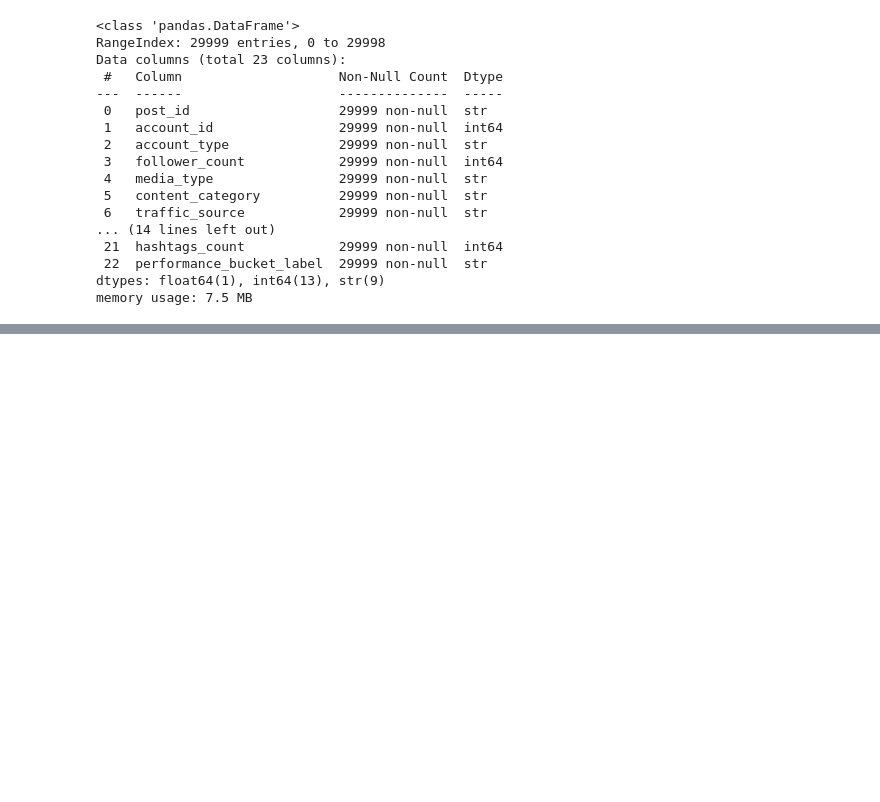
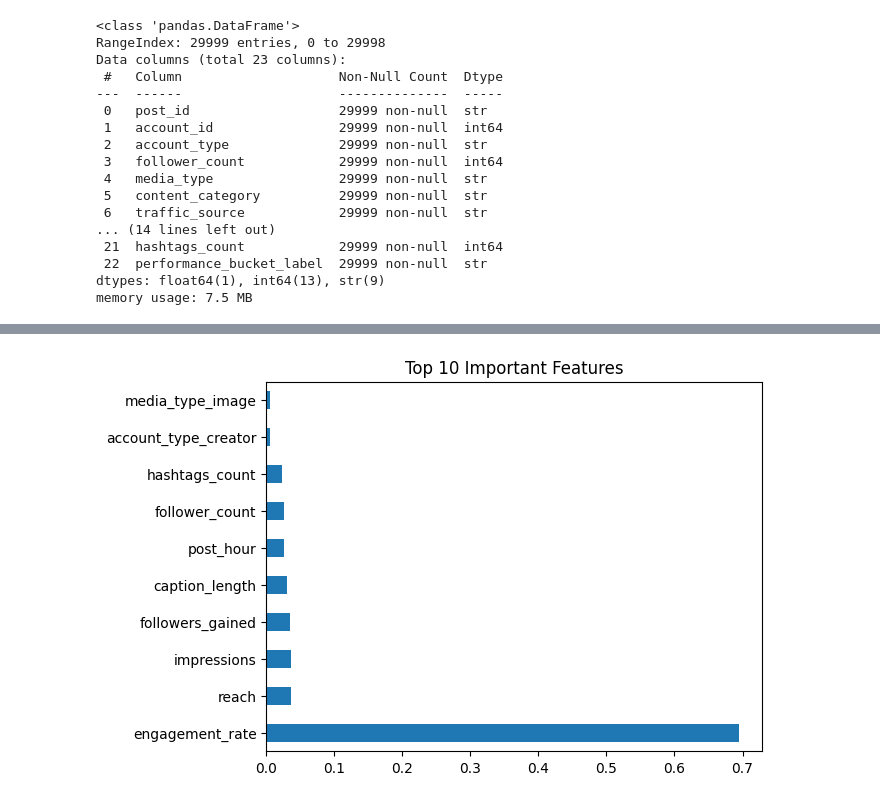
Before and after one commit to tuba67586-cpu/project_social_media_analysis, a Jupyter notebook: notebook/project.ipynb, the cells around one changed output, grey strips where cells are left out. Drawn from its saved outputs; the diff is of its cells as text; code cells hidden in the pictures; blank space fills up the shorter version.

```diff
--- a/notebook/project.ipynb
+++ b/notebook/project.ipynb
@@ -22,5 +22,3 @@ Data columns (total 23 columns):
  22  performance_bucket_label  29999 non-null  str
 dtypes: float64(1), int64(13), str(9)
 memory usage: 7.5 MB
-# %%
-df = df.drop(columns=['post_id'], errors='ignore')
@@ -140,18 +44,0 @@ xnum=x[num]
-# %%
-# Drop datetime
-df = df.drop(columns=['post_datetime', 'post_date'],errors='ignore')
-
-# Separate
-xnum = df.select_dtypes(include=['int64', 'float64', 'int32'])
-xcat = df.select_dtypes(include=['object'])
-
-# Scale numeric
-from sklearn.preprocessing import StandardScaler
-ss = StandardScaler()
-xnum_scaled = pd.DataFrame(ss.fit_transform(xnum), columns=xnum.columns)
-
-# Encode categorical
-xcat_encoded = pd.get_dummies(xcat, drop_first=True)
-
-# Combine
-final_df = pd.concat([xnum_scaled, xcat_encoded], axis=1)
@@ -255,0 +45,77 @@ weighted avg       0.84      0.84      0.84      6000
+# %%
+# ==============================
+# 1. Import Libraries
+# ==============================
+import pandas as pd
+from sklearn.model_selection import train_test_split
+from sklearn.ensemble import RandomForestClassifier
+from sklearn.metrics import accuracy_score, classification_report, confusion_matrix
+
+# ==============================
+# 2. Clean Column Names
+# ==============================
+df.columns = df.columns.str.strip()
+
+# ==============================
+# 3. Define Target
+# ==============================
+y = df['performance_bucket_label']
+
+# ==============================
+# 4. Drop Unnecessary Columns
+# ==============================
+X = df.drop(columns=[
+    'post_id',
+    'account_id',
+    'likes', 'comments', 'shares', 'saves',   # data leakage
+    'post_datetime', 'post_date',             # raw datetime
+    'performance_bucket_label'                # target
+], errors='ignore')
+
+# ==============================
+# 5. Encode Categorical Variables
+# ==============================
+X = pd.get_dummies(X, drop_first=True)
+
+# ==============================
+# 6. Train-Test Split
+# ==============================
+x_train, x_test, y_train, y_test = train_test_split(
+    X, y, test_size=0.2, random_state=42
+)
+
+# ==============================
+# 7. Train Model
+# ==============================
+rfc = RandomForestClassifier(random_state=42)
+rfc.fit(x_train, y_train)
+
+# ==============================
+# 8. Predictions
+# ==============================
+y_pred_train = rfc.predict(x_train)
+y_pred_test = rfc.predict(x_test)
+
+# ==============================
+# 9. Evaluation
+# ==============================
+print("Train Accuracy:", accuracy_score(y_train, y_pred_train))
+print("Test Accuracy:", accuracy_score(y_test, y_pred_test))
+
+print("\nClassification Report:\n")
+print(classification_report(y_test, y_pred_test))
+
+print("\nConfusion Matrix:\n")
+print(confusion_matrix(y_test, y_pred_test))
+
+# ==============================
+# 10. Feature Importance (IMPORTANT)
+# ==============================
+import matplotlib.pyplot as plt
+
+feature_importance = pd.Series(rfc.feature_importances_, index=X.columns)
+feature_importance.nlargest(10).plot(kind='barh')
+
+plt.title("Top 10 Important Features")
+plt.show()
+# %% [output]
@@ -255,0 +139 @@ weighted avg       0.84      0.84      0.84      6000
+[figure, added]
```
Also changed, not shown: parts of 24 cells of this notebook, 3 other files.
